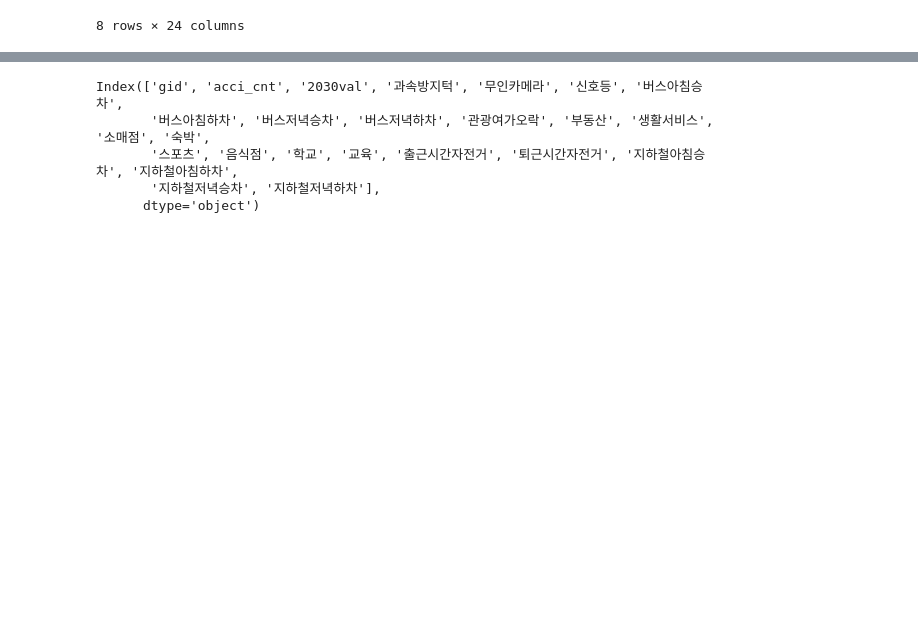
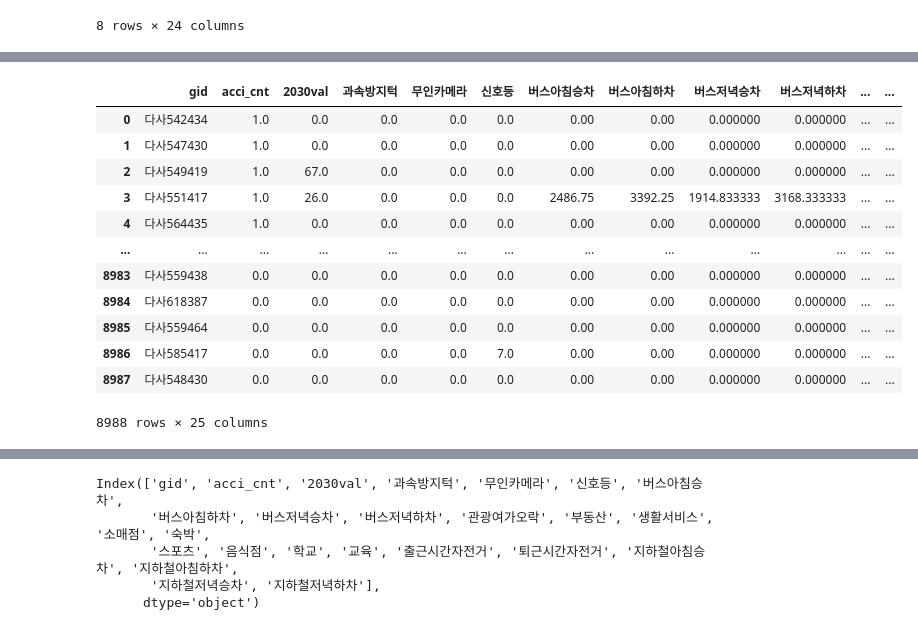
Before and after one commit to so02e/stop_kickrani_GIS, a Jupyter notebook: correlation.ipynb, the cells around one changed output, grey strips where cells are left out. Cells and saved outputs as stored; diff of their text form; code cells hidden in the pictures; blank space fills up the shorter version.

```diff
--- a/correlation.ipynb
+++ b/correlation.ipynb
@@ -599,0 +620,21 @@ data_final.to_csv('output/그리드 전처리 완료/final_data.csv', encoding='
+# %%
+data_final = data_final[['gid', 'acci_cnt', '2030val', '과속방지턱', '무인카메라', '신호등',
+       '버스아침승차', '버스아침하차', '버스저녁승차', '버스저녁하차', '관광여가오락', '부동산', '생활서비스', '소매점',
+       '숙박', '스포츠', '음식점', '학교', '교육', '출근시간자전거', '퇴근시간자전거', '지하철아침승차',
+       '지하철아침하차', '지하철저녁승차', '지하철저녁하차']]
+
+data_final
+# %% [output]
+|  | gid | acci_cnt | 2030val | 과속방지턱 | 무인카메라 | 신호등 | 버스아침승차 | 버스아침하차 | 버스저녁승차 | 버스저녁하차 | ... | ... |
+| 0 | 다사542434 | 1.0 | 0.0 | 0.0 | 0.0 | 0.0 | 0.00 | 0.00 | 0.000000 | 0.000000 | ... | ... |
+| 1 | 다사547430 | 1.0 | 0.0 | 0.0 | 0.0 | 0.0 | 0.00 | 0.00 | 0.000000 | 0.000000 | ... | ... |
+| 2 | 다사549419 | 1.0 | 67.0 | 0.0 | 0.0 | 0.0 | 0.00 | 0.00 | 0.000000 | 0.000000 | ... | ... |
+| 3 | 다사551417 | 1.0 | 26.0 | 0.0 | 0.0 | 0.0 | 2486.75 | 3392.25 | 1914.833333 | 3168.333333 | ... | ... |
+| 4 | 다사564435 | 1.0 | 0.0 | 0.0 | 0.0 | 0.0 | 0.00 | 0.00 | 0.000000 | 0.000000 | ... | ... |
+| ... | ... | ... | ... | ... | ... | ... | ... | ... | ... | ... | ... | ... |
+| 8983 | 다사559438 | 0.0 | 0.0 | 0.0 | 0.0 | 0.0 | 0.00 | 0.00 | 0.000000 | 0.000000 | ... | ... |
+| 8984 | 다사618387 | 0.0 | 0.0 | 0.0 | 0.0 | 0.0 | 0.00 | 0.00 | 0.000000 | 0.000000 | ... | ... |
+| 8985 | 다사559464 | 0.0 | 0.0 | 0.0 | 0.0 | 0.0 | 0.00 | 0.00 | 0.000000 | 0.000000 | ... | ... |
+| 8986 | 다사585417 | 0.0 | 0.0 | 0.0 | 0.0 | 7.0 | 0.00 | 0.00 | 0.000000 | 0.000000 | ... | ... |
+| 8987 | 다사548430 | 0.0 | 0.0 | 0.0 | 0.0 | 0.0 | 0.00 | 0.00 | 0.000000 | 0.000000 | ... | ... |
+8988 rows × 25 columns
```
Also changed, not shown: parts of 9 cells of this notebook, 9 other files.
